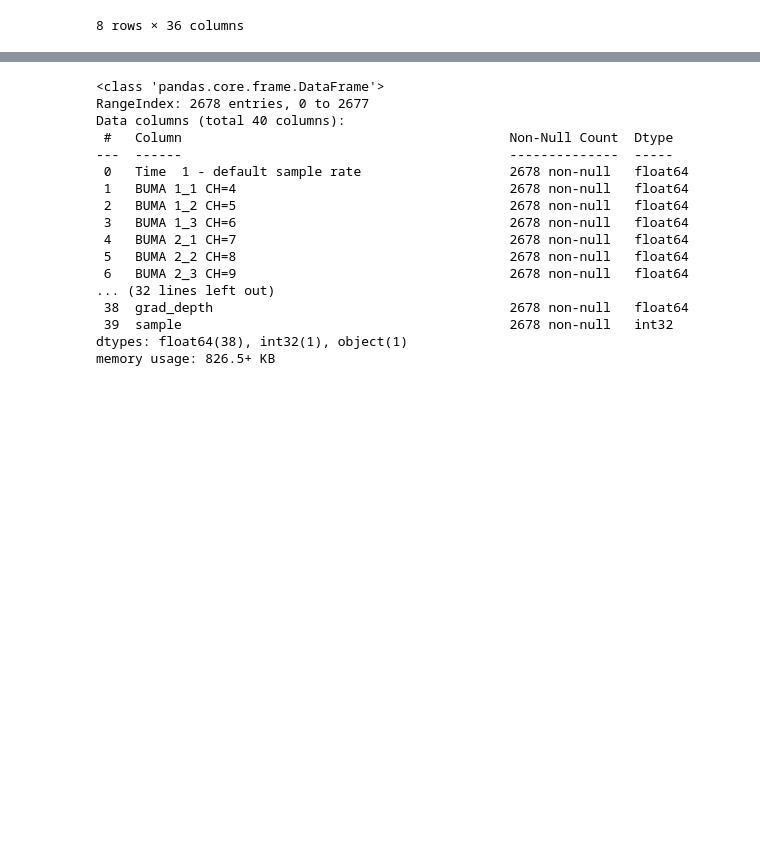
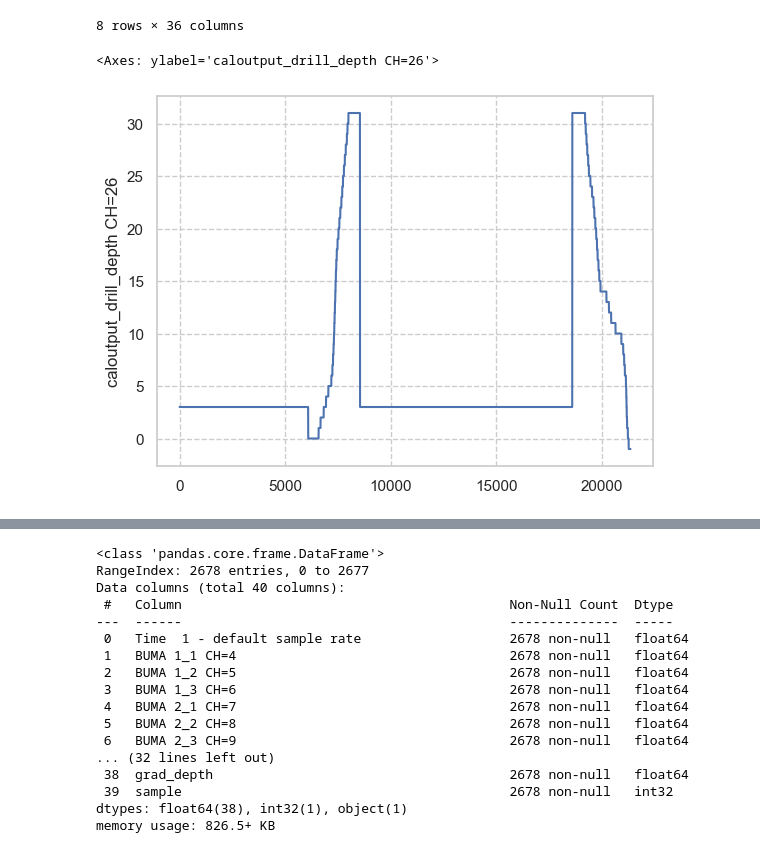
Before and after one commit to jinbeomjeong/forecast_pile_driver_load, a Jupyter notebook: analysis_logging_data.ipynb, the cells around one changed output, grey strips where cells are left out. Saved outputs shown, nothing was run; the diff lists cells and outputs as text; code cells hidden in the pictures; blank space fills up the shorter version.

```diff
--- a/analysis_logging_data.ipynb
+++ b/analysis_logging_data.ipynb
@@ -37,3 +37,8 @@ for pressure_name in pressure_name_list:
     dataset = dataset[dataset[pressure_name] > 0]
 
 dataset.reset_index(drop=True, inplace=True)
+# %%
+sns.lineplot(dataset['caloutput_drill_depth CH=26'])
+# %% [output]
+<Axes: ylabel='caloutput_drill_depth CH=26'>
+[figure, added]
```
Also changed, not shown: parts of 4 cells of this notebook, 5 other files.
